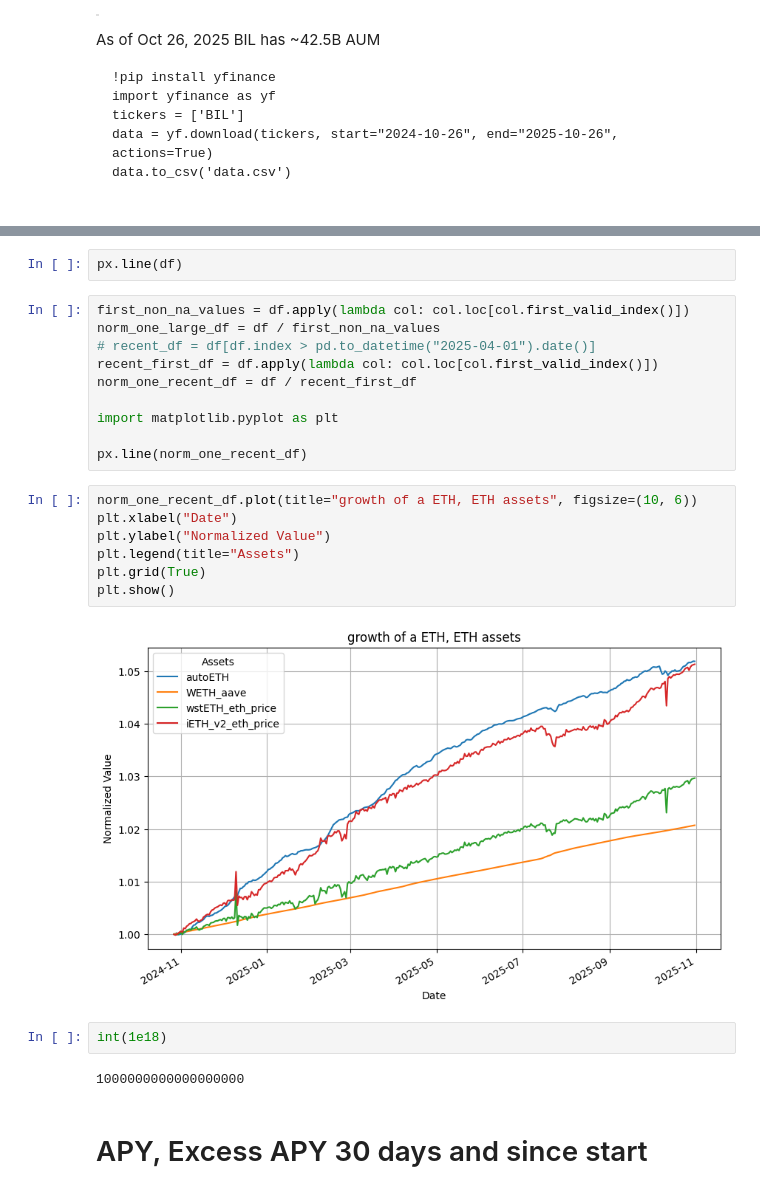
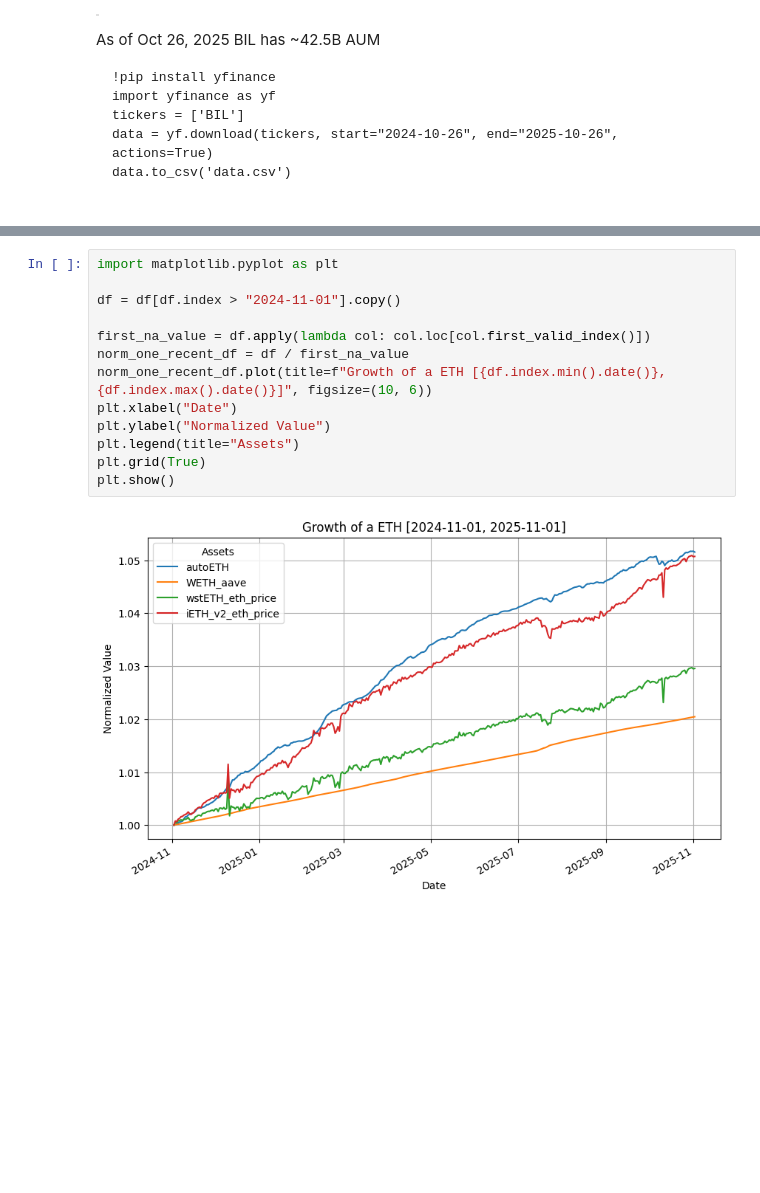
Before and after one commit to Tokemak/v2-rebalance-dashboard, a Jupyter notebook: mainnet_launch/slack_messages/check_eth_returns.ipynb, the cells around one changed output, grey strips where cells are left out. Cells and saved outputs as stored; diff of their text form; blank space fills up the shorter version.

```diff
--- a/mainnet_launch/slack_messages/check_eth_returns.ipynb
+++ b/mainnet_launch/slack_messages/check_eth_returns.ipynb
@@ -162,30 +162,18 @@ df
-# %%
-px.line(df)
-# %%
-first_non_na_values = df.apply(lambda col: col.loc[col.first_valid_index()])
-norm_one_large_df = df / first_non_na_values
-# recent_df = df[df.index > pd.to_datetime("2025-04-01").date()]
-recent_first_df = df.apply(lambda col: col.loc[col.first_valid_index()])
-norm_one_recent_df = df / recent_first_df
-
-import matplotlib.pyplot as plt
-
-px.line(norm_one_recent_df)
 # %%
-norm_one_recent_df.plot(title="growth of a ETH, ETH assets", figsize=(10, 6))
+import matplotlib.pyplot as plt
+
+df = df[df.index > "2024-11-01"].copy()
+
+first_na_value = df.apply(lambda col: col.loc[col.first_valid_index()])
+norm_one_recent_df = df / first_na_value
+norm_one_recent_df.plot(title=f"Growth of a ETH [{df.index.min().date()}, {df.index.max().date()}]", figsize=(10, 6))
 plt.xlabel("Date")
 plt.ylabel("Normalized Value")
 plt.legend(title="Assets")
 plt.grid(True)
 plt.show()
 # %% [output]
-[figure, old version]
+[figure, new version]
-# %%
-int(1e18)
-# %% [output]
-1000000000000000000
-# %% [markdown]
-# APY, Excess APY 30 days and since start
 # %%
 def get_apy_values(norm_one_recent_df: pd.DataFrame):
     start, end = norm_one_recent_df.iloc[0], norm_one_recent_df.iloc[-1]
```
Also changed, not shown: parts of 3 cells of this notebook, 2 other files.
